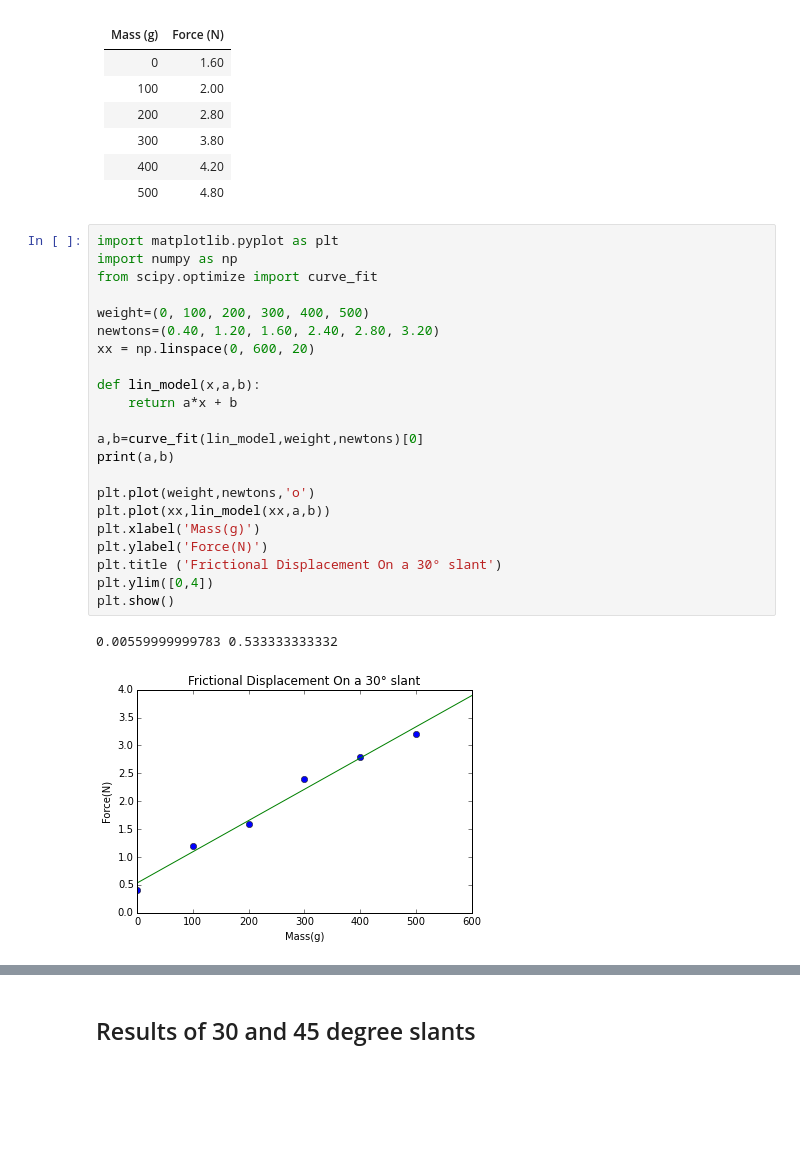
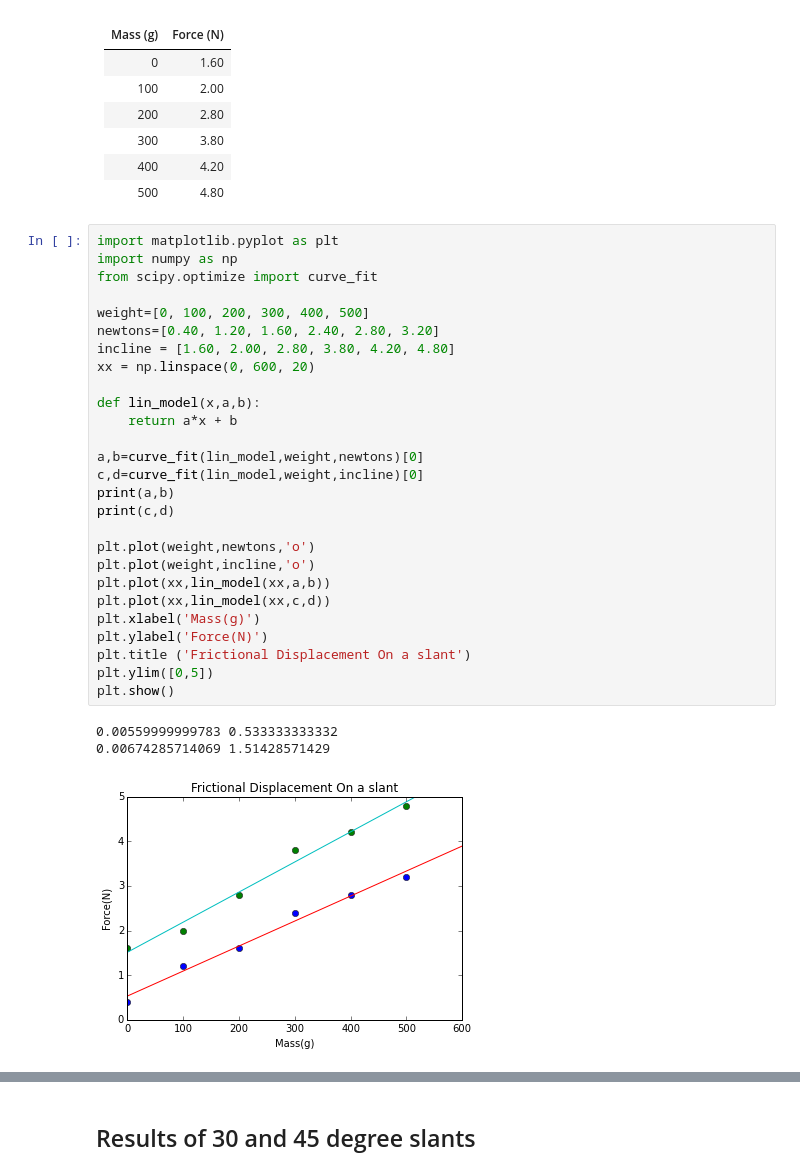
Before and after one commit to Sparky23/Physics-Labs, a Jupyter notebook: Modeling Static Friction.ipynb, the cells around one changed output, grey strips where cells are left out. Saved outputs shown, nothing was run; the diff lists cells and outputs as text; blank space fills up the shorter version.

```diff
--- a/Modeling Static Friction.ipynb
+++ b/Modeling Static Friction.ipynb
@@ -87,25 +87,31 @@ For this procedure, we used the same box and the same weights added and placed i
 # %%
 import matplotlib.pyplot as plt
 import numpy as np
 from scipy.optimize import curve_fit
 
-weight=(0, 100, 200, 300, 400, 500)
-newtons=(0.40, 1.20, 1.60, 2.40, 2.80, 3.20)
+weight=[0, 100, 200, 300, 400, 500]
+newtons=[0.40, 1.20, 1.60, 2.40, 2.80, 3.20]
+incline = [1.60, 2.00, 2.80, 3.80, 4.20, 4.80]
 xx = np.linspace(0, 600, 20)
 
 def lin_model(x,a,b):
     return a*x + b
 
 a,b=curve_fit(lin_model,weight,newtons)[0]
+c,d=curve_fit(lin_model,weight,incline)[0]
 print(a,b)
+print(c,d)
 
 plt.plot(weight,newtons,'o')
+plt.plot(weight,incline,'o')
 plt.plot(xx,lin_model(xx,a,b))
+plt.plot(xx,lin_model(xx,c,d))
 plt.xlabel('Mass(g)')
 plt.ylabel('Force(N)')
-plt.title ('Frictional Displacement On a 30° slant')
-plt.ylim([0,4])
+plt.title ('Frictional Displacement On a slant')
+plt.ylim([0,5])
 plt.show()
 # %% [output]
 0.00559999999783 0.533333333332
+0.00674285714069 1.51428571429
-[figure, old version]
+[figure, new version]
```
Also changed, not shown: parts of 4 cells of this notebook.
